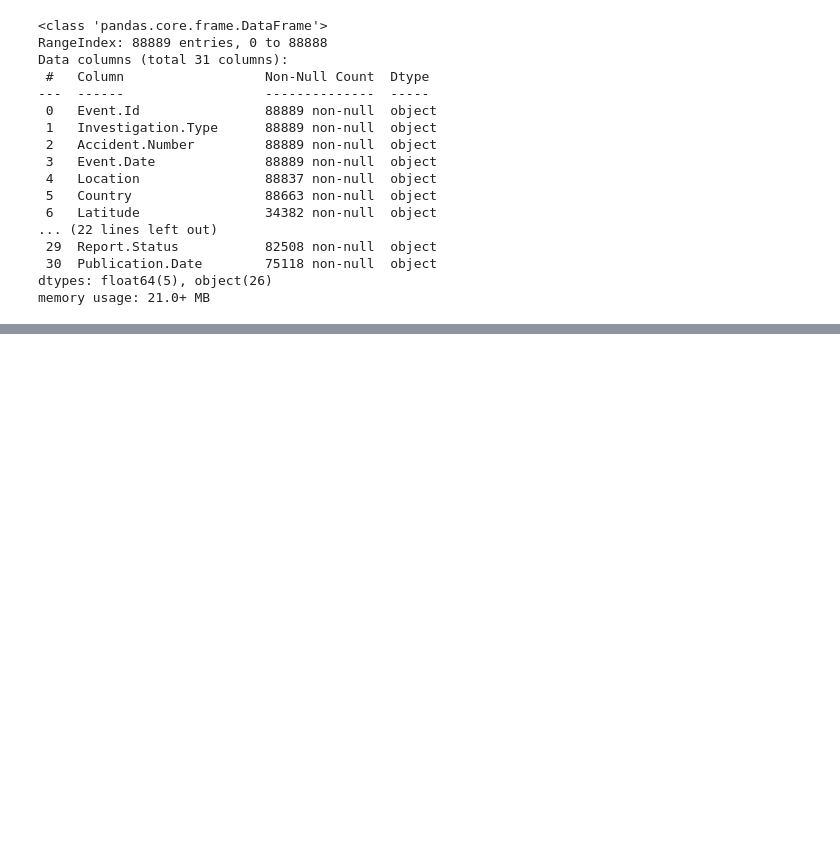
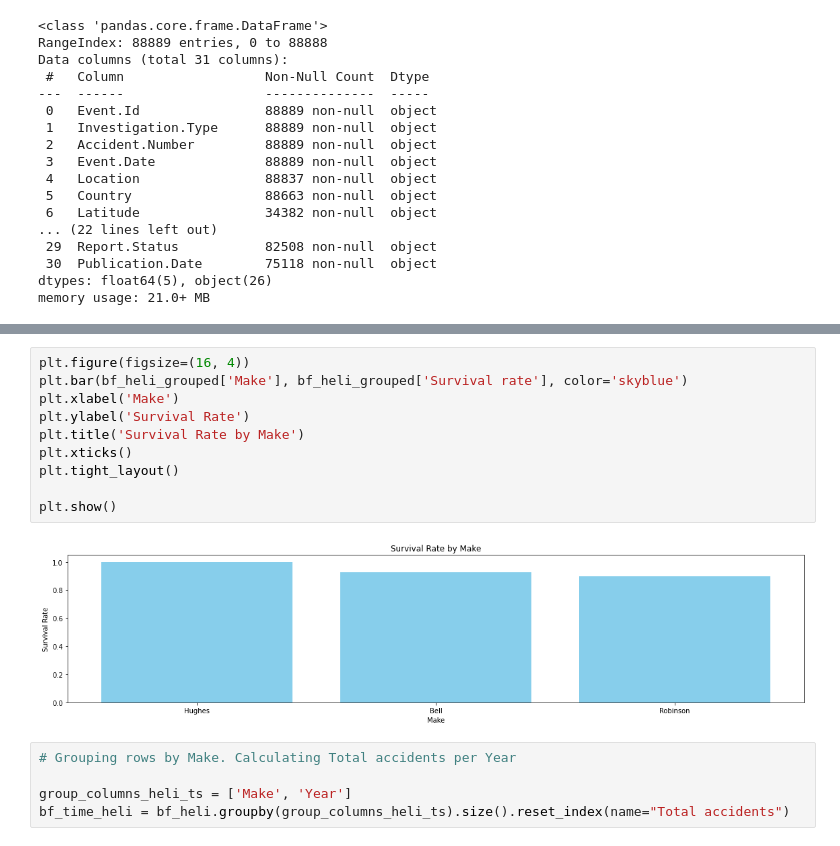
Before and after one commit to dolgorp/aviation_accidents_analysis, a Jupyter notebook: working_files/aviation-accidents.ipynb, the cells around one changed output, grey strips where cells are left out. Drawn from its saved outputs; the diff is of its cells as text; blank space fills up the shorter version.

```diff
--- a/working_files/aviation-accidents.ipynb
+++ b/working_files/aviation-accidents.ipynb
@@ -140,0 +262,17 @@ Incident Rates By Phase Of Flight For Each Aircraft Model = model, phase of flig
+# %%
+plt.figure(figsize=(16, 4))
+plt.bar(bf_heli_grouped['Make'], bf_heli_grouped['Survival rate'], color='skyblue')
+plt.xlabel('Make')
+plt.ylabel('Survival Rate')
+plt.title('Survival Rate by Make')
+plt.xticks()
+plt.tight_layout()
+
+plt.show()
+# %% [output]
+[figure, added]
+# %%
+# Grouping rows by Make. Calculating Total accidents per Year
+
+group_columns_heli_ts = ['Make', 'Year']
+bf_time_heli = bf_heli.groupby(group_columns_heli_ts).size().reset_index(name="Total accidents")
```
Also changed, not shown: parts of 43 cells of this notebook, 1 other file.
